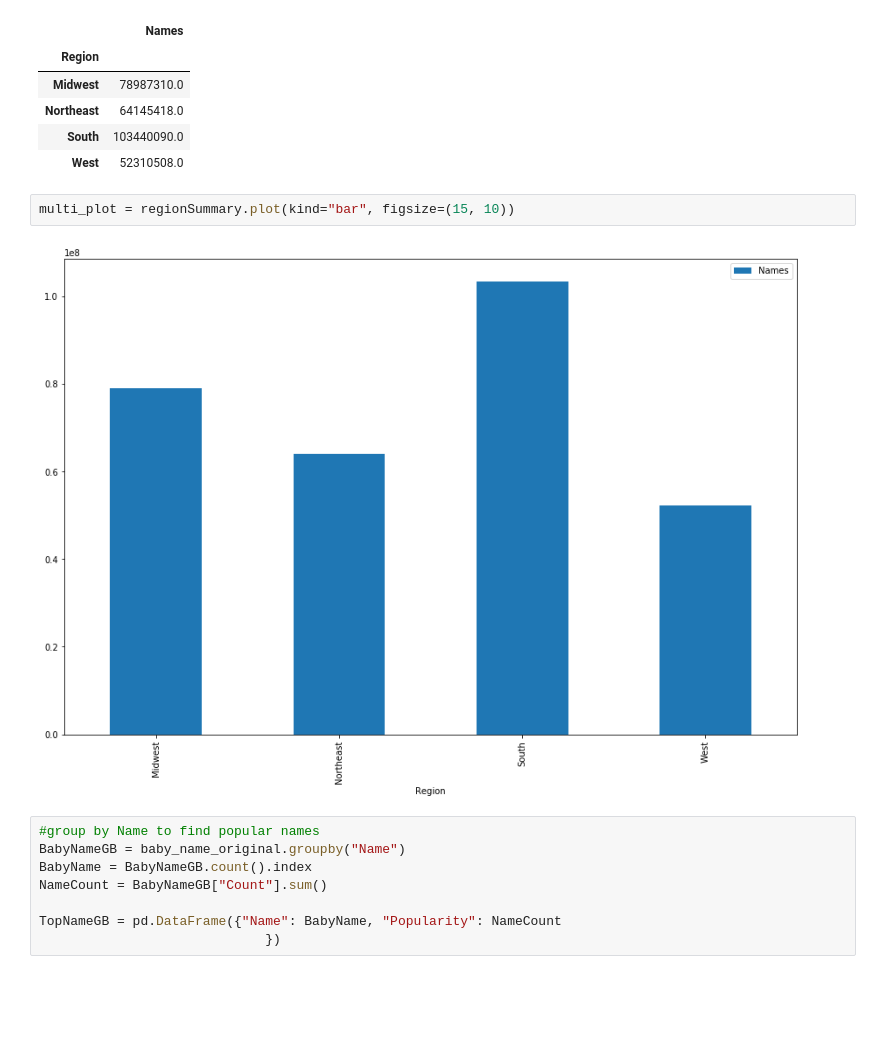
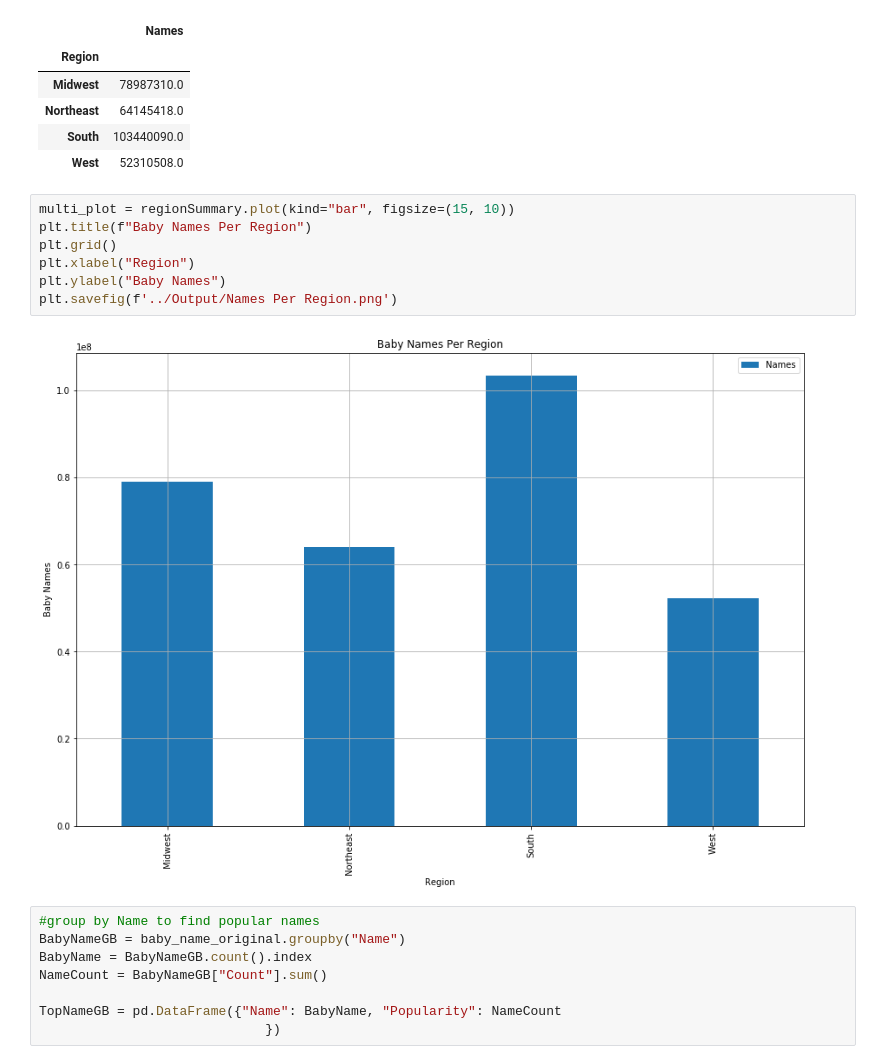
Before and after one commit to kekelee0714/BootcampProject, a Jupyter notebook: Matt/kaggleDataMatt.ipynb, the cells around one changed output. Drawn from its saved outputs; the diff is of its cells as text; blank space fills up the shorter version.

```diff
--- a/Matt/kaggleDataMatt.ipynb
+++ b/Matt/kaggleDataMatt.ipynb
@@ -215,10 +219,15 @@ regionSummary
 | Northeast | 64145418.0 |
 | South | 103440090.0 |
 | West | 52310508.0 |
-# %%
-multi_plot = regionSummary.plot(kind="bar", figsize=(15, 10))
-# %% [output]
-[figure, removed]
+# %%
+multi_plot = regionSummary.plot(kind="bar", figsize=(15, 10))
+plt.title(f"Baby Names Per Region")
+plt.grid()
+plt.xlabel("Region")
+plt.ylabel("Baby Names")
+plt.savefig(f'../Output/Names Per Region.png')
+# %% [output]
+[figure, added]
 # %%
 #group by Name to find popular names
 BabyNameGB = baby_name_original.groupby("Name")
```
Also changed, not shown: parts of 3 cells of this notebook, 1 other file.
